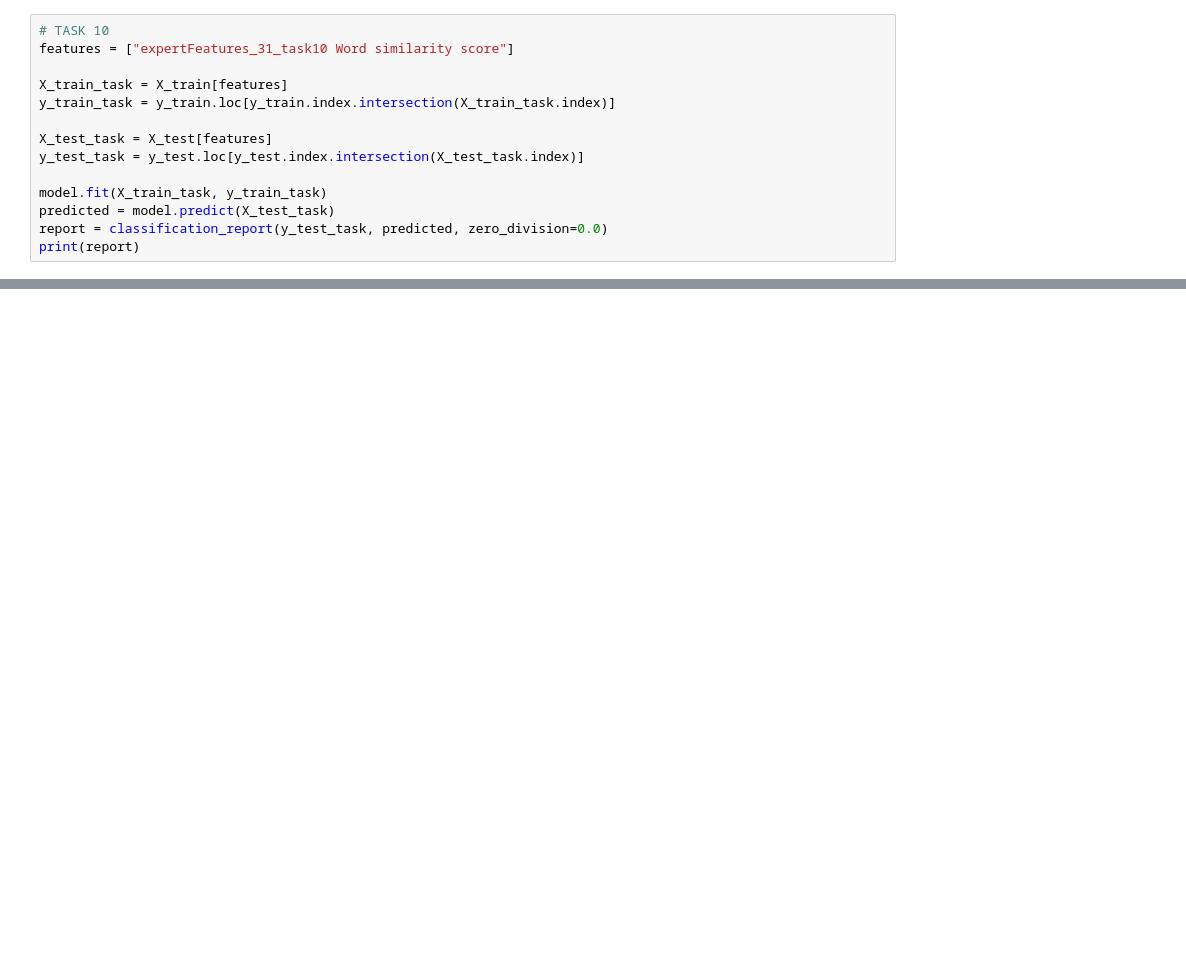
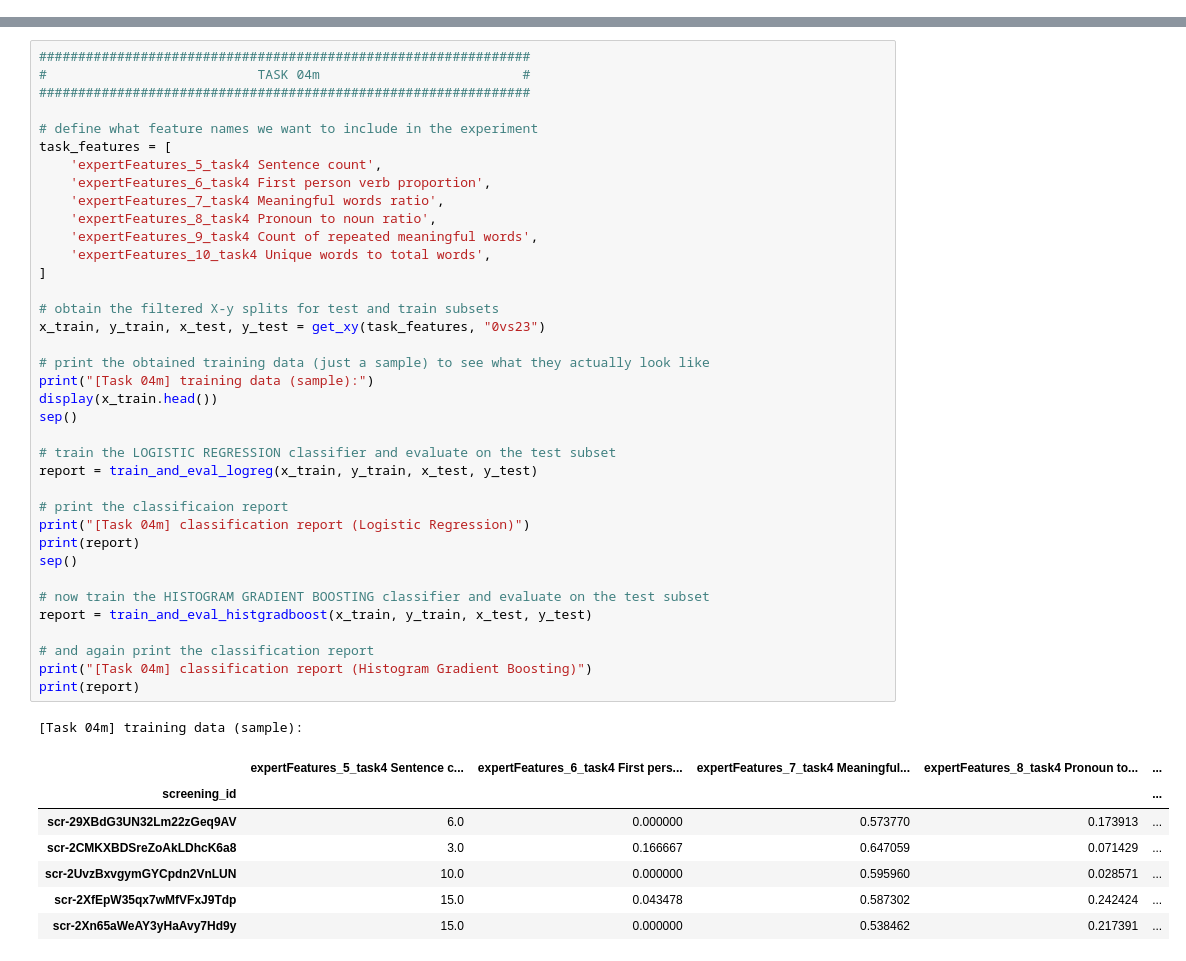
Before and after one commit to SALT-UWB/diadem, a Jupyter notebook: DSCD-CZ/Diadem_ieee_demo.ipynb, the cells around one changed output, grey strips where cells are left out. Cells and saved outputs as stored; diff of their text form; blank space fills up the shorter version.

```diff
--- a/DSCD-CZ/Diadem_ieee_demo.ipynb
+++ b/DSCD-CZ/Diadem_ieee_demo.ipynb
@@ -306,14 +44,0 @@ weighted avg       0.85      0.85      0.85        60
-# %%
-# TASK 10
-features = ["expertFeatures_31_task10 Word similarity score"]
-
-X_train_task = X_train[features]
-y_train_task = y_train.loc[y_train.index.intersection(X_train_task.index)]
-
-X_test_task = X_test[features]
-y_test_task = y_test.loc[y_test.index.intersection(X_test_task.index)]
-
-model.fit(X_train_task, y_train_task)
-predicted = model.predict(X_test_task)
-report = classification_report(y_test_task, predicted, zero_division=0.0)
-print(report)
@@ -328,0 +250,46 @@ weighted avg       0.56      0.67      0.58        60
+# %%
+###############################################################
+#                           TASK 04m                          #
+###############################################################
+
+# define what feature names we want to include in the experiment
+task_features = [
+	'expertFeatures_5_task4 Sentence count',
+	'expertFeatures_6_task4 First person verb proportion',
+	'expertFeatures_7_task4 Meaningful words ratio',
+	'expertFeatures_8_task4 Pronoun to noun ratio',
+	'expertFeatures_9_task4 Count of repeated meaningful words',
+	'expertFeatures_10_task4 Unique words to total words',
+]
+
+# obtain the filtered X-y splits for test and train subsets
+x_train, y_train, x_test, y_test = get_xy(task_features, "0vs23")
+
+# print the obtained training data (just a sample) to see what they actually look like
+print("[Task 04m] training data (sample):")
+display(x_train.head())
+sep()
+
+# train the LOGISTIC REGRESSION classifier and evaluate on the test subset
+report = train_and_eval_logreg(x_train, y_train, x_test, y_test)
+
+# print the classificaion report
+print("[Task 04m] classification report (Logistic Regression)")
+print(report)
+sep()
+
+# now train the HISTOGRAM GRADIENT BOOSTING classifier and evaluate on the test subset
+report = train_and_eval_histgradboost(x_train, y_train, x_test, y_test)
+
+# and again print the classification report
+print("[Task 04m] classification report (Histogram Gradient Boosting)")
+print(report)
+# %% [output]
+[Task 04m] training data (sample):
+|  | expertFeatures_5_task4 Sentence c... | expertFeatures_6_task4 First pers... | expertFeatures_7_task4 Meaningful... | expertFeatures_8_task4 Pronoun to... | ... |
+| screening_id |  |  |  |  | ... |
+| scr-29XBdG3UN32Lm22zGeq9AV | 6.0 | 0.000000 | 0.573770 | 0.173913 | ... |
+| scr-2CMKXBDSreZoAkLDhcK6a8 | 3.0 | 0.166667 | 0.647059 | 0.071429 | ... |
+| scr-2UvzBxvgymGYCpdn2VnLUN | 10.0 | 0.000000 | 0.595960 | 0.028571 | ... |
+| scr-2XfEpW35qx7wMfVFxJ9Tdp | 15.0 | 0.043478 | 0.587302 | 0.242424 | ... |
+| scr-2Xn65aWeAY3yHaAvy7Hd9y | 15.0 | 0.000000 | 0.538462 | 0.217391 | ... |
```
Also changed, not shown: parts of 27 cells of this notebook, 1 other file.
